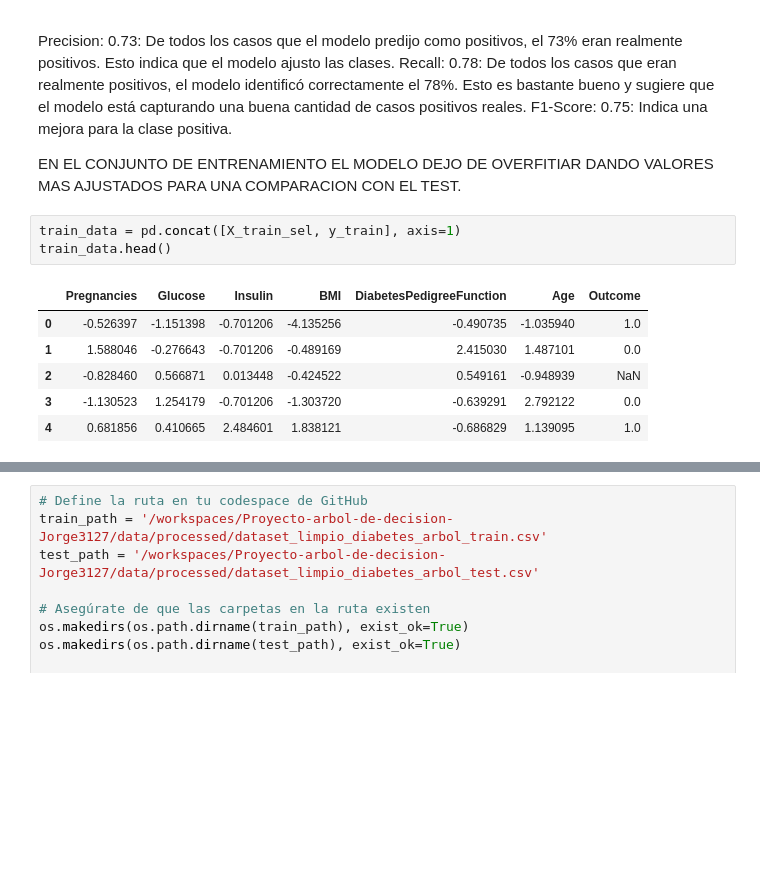
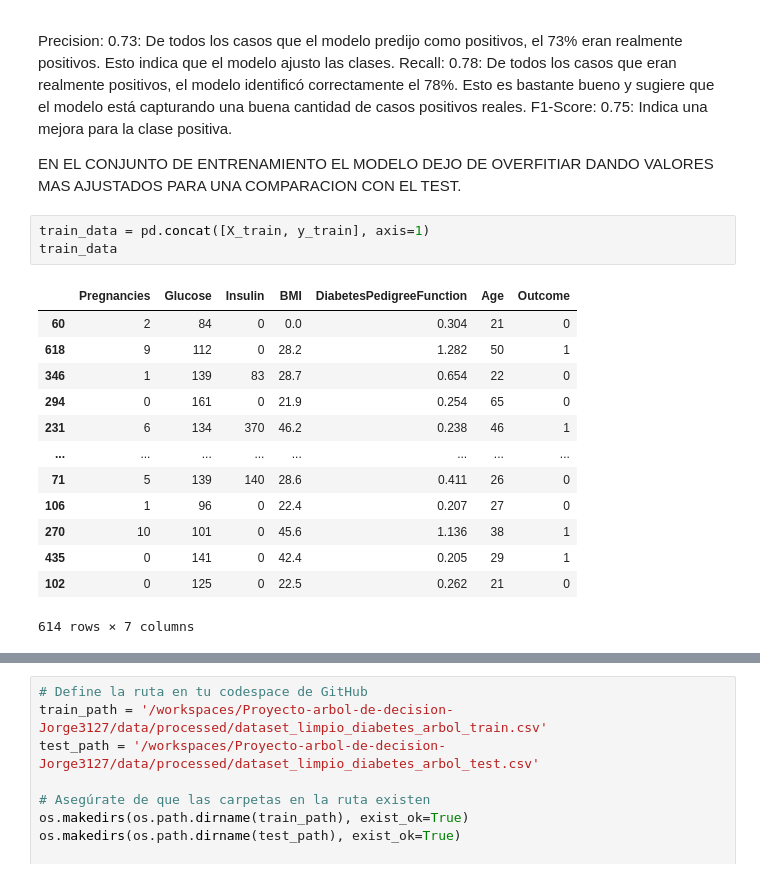
Before and after one commit to Jorge3127/Proyecto-arbol-de-decision-Jorge3127, a Jupyter notebook: src/explore.ipynb, the cells around one changed output, grey strips where cells are left out. Drawn from its saved outputs; the diff is of its cells as text; blank space fills up the shorter version.

```diff
--- a/src/explore.ipynb
+++ b/src/explore.ipynb
@@ -706,13 +720,20 @@ F1-Score: 0.75: Indica una mejora para la clase positiva.
 
 EN EL CONJUNTO DE ENTRENAMIENTO EL MODELO DEJO DE OVERFITIAR DANDO VALORES MAS AJUSTADOS PARA UNA COMPARACION CON EL TEST.
 # %%
-train_data = pd.concat([X_train_sel, y_train], axis=1)
-train_data.head()
+train_data = pd.concat([X_train, y_train], axis=1)
+train_data
 # %% [output]
 |  | Pregnancies | Glucose | Insulin | BMI | DiabetesPedigreeFunction | Age | Outcome |
-| 0 | -0.526397 | -1.151398 | -0.701206 | -4.135256 | -0.490735 | -1.035940 | 1.0 |
-| 1 | 1.588046 | -0.276643 | -0.701206 | -0.489169 | 2.415030 | 1.487101 | 0.0 |
-| 2 | -0.828460 | 0.566871 | 0.013448 | -0.424522 | 0.549161 | -0.948939 | NaN |
-| 3 | -1.130523 | 1.254179 | -0.701206 | -1.303720 | -0.639291 | 2.792122 | 0.0 |
-| 4 | 0.681856 | 0.410665 | 2.484601 | 1.838121 | -0.686829 | 1.139095 | 1.0 |
+| 60 | 2 | 84 | 0 | 0.0 | 0.304 | 21 | 0 |
+| 618 | 9 | 112 | 0 | 28.2 | 1.282 | 50 | 1 |
+| 346 | 1 | 139 | 83 | 28.7 | 0.654 | 22 | 0 |
+| 294 | 0 | 161 | 0 | 21.9 | 0.254 | 65 | 0 |
+| 231 | 6 | 134 | 370 | 46.2 | 0.238 | 46 | 1 |
+| ... | ... | ... | ... | ... | ... | ... | ... |
+| 71 | 5 | 139 | 140 | 28.6 | 0.411 | 26 | 0 |
+| 106 | 1 | 96 | 0 | 22.4 | 0.207 | 27 | 0 |
+| 270 | 10 | 101 | 0 | 45.6 | 1.136 | 38 | 1 |
+| 435 | 0 | 141 | 0 | 42.4 | 0.205 | 29 | 1 |
+| 102 | 0 | 125 | 0 | 22.5 | 0.262 | 21 | 0 |
+614 rows × 7 columns
 # %%
```
Also changed, not shown: parts of 4 cells of this notebook, 2 other files.
